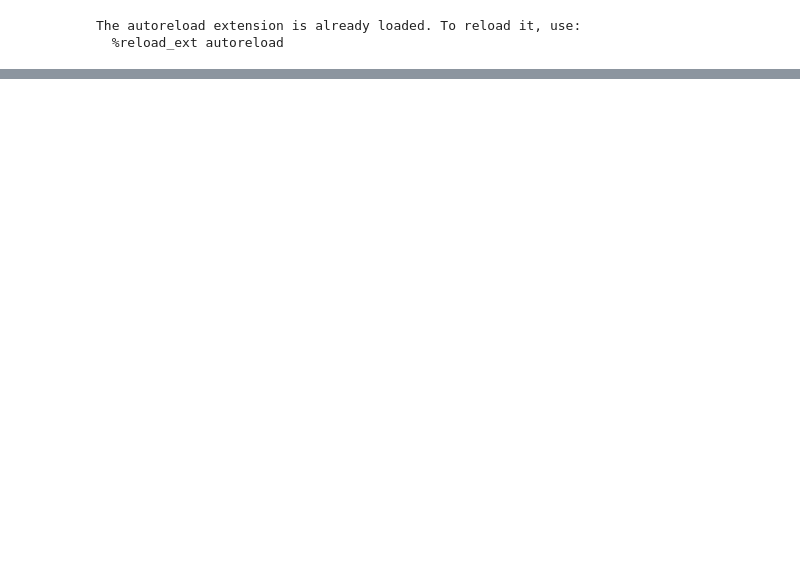
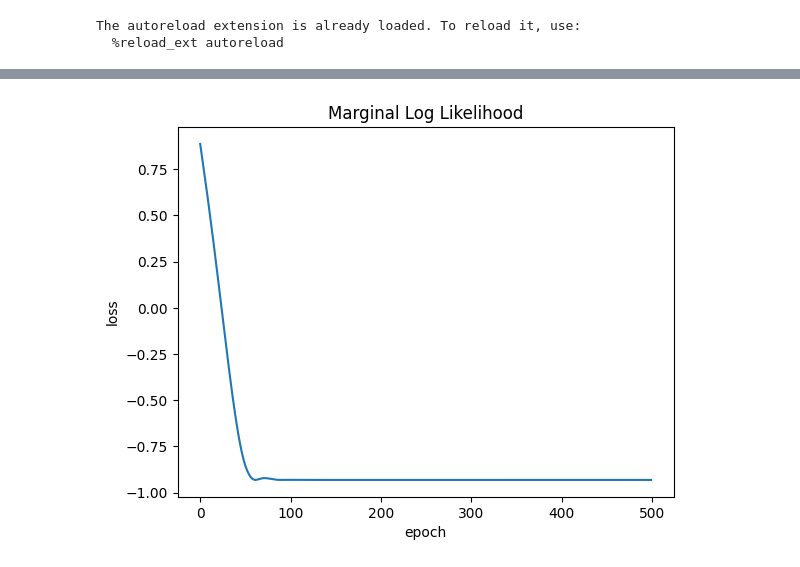
Before and after one commit to Sheev13/bnn_amort_inf, a Jupyter notebook: amort_bnn_meta_learning.ipynb, the cells around one changed output, grey strips where cells are left out. Cells and saved outputs as stored; diff of their text form; code cells hidden in the pictures; blank space fills up the shorter version.

Commit message:
comparison between gip, gp, amortised model

```diff
--- a/amort_bnn_meta_learning.ipynb
+++ b/amort_bnn_meta_learning.ipynb
@@ -115,0 +154,27 @@ plt.show()
+# %%
+likelihood = gpytorch.likelihoods.GaussianLikelihood()
+gp_model = gp.GPModel(test_task['x_context'], test_task['y_context'], likelihood)
+
+gp_model.train()
+likelihood.train()
+opt = torch.optim.Adam(gp_model.parameters(), lr=1e-1)
+mll = gpytorch.mlls.ExactMarginalLogLikelihood(likelihood, gp_model)
+mll_evo = []
+
+epoch_iter = tqdm.tqdm(range(500), "Epoch")
+for epoch in epoch_iter:
+    opt.zero_grad()
+    output = gp_model(test_task['x_context'])
+    loss = -mll(output, test_task['y_context'])
+    mll_evo.append(loss.item())
+    loss.backward()
+    opt.step()
+    epoch_iter.set_postfix({"loss": loss})
+
+plt.plot(mll_evo)
+plt.ylabel("loss")
+plt.xlabel("epoch")
+plt.title("Marginal Log Likelihood")
+plt.show()
+# %% [output]
+[figure, added]
```
Also changed, not shown: parts of 8 cells of this notebook, 2 other files.
